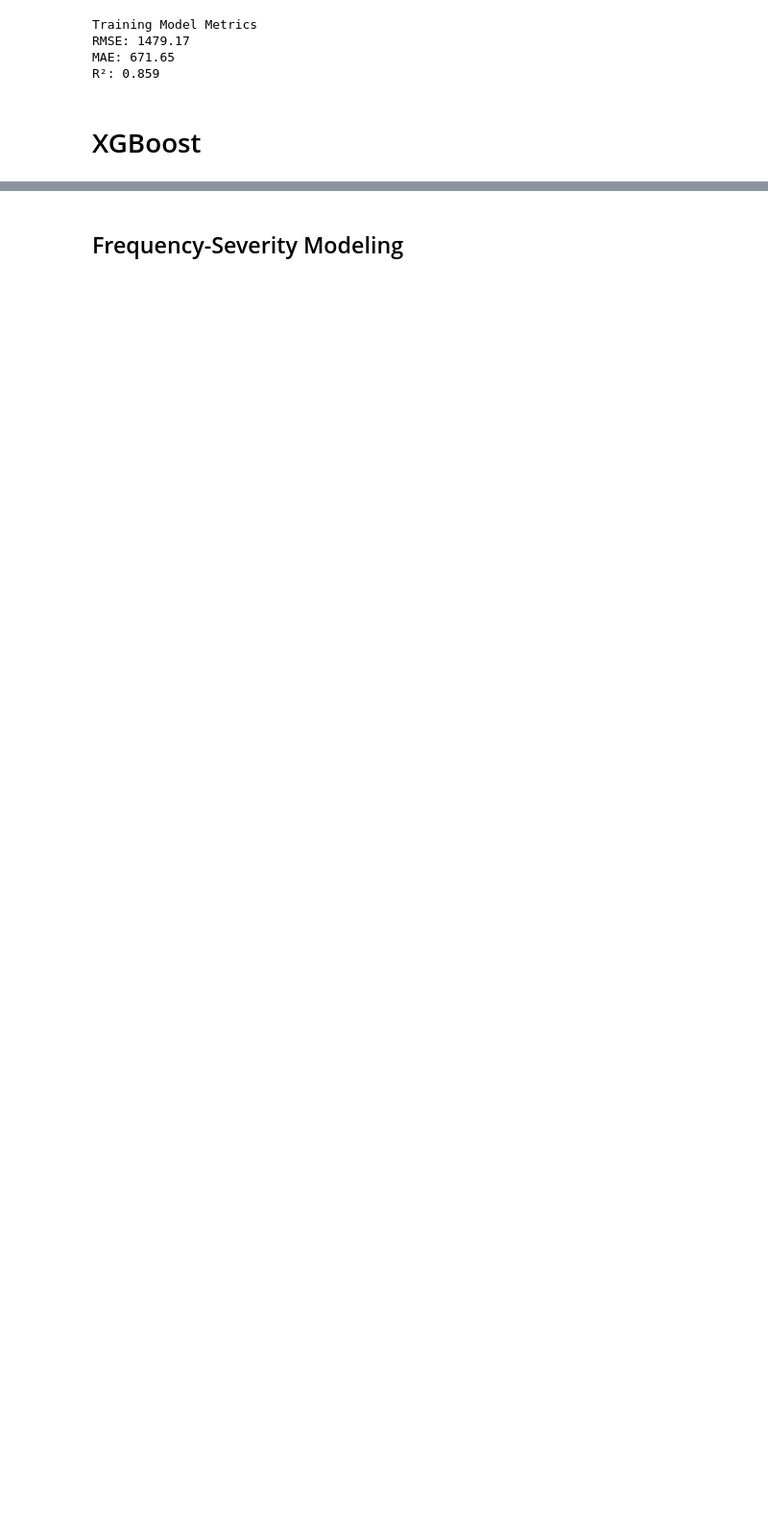
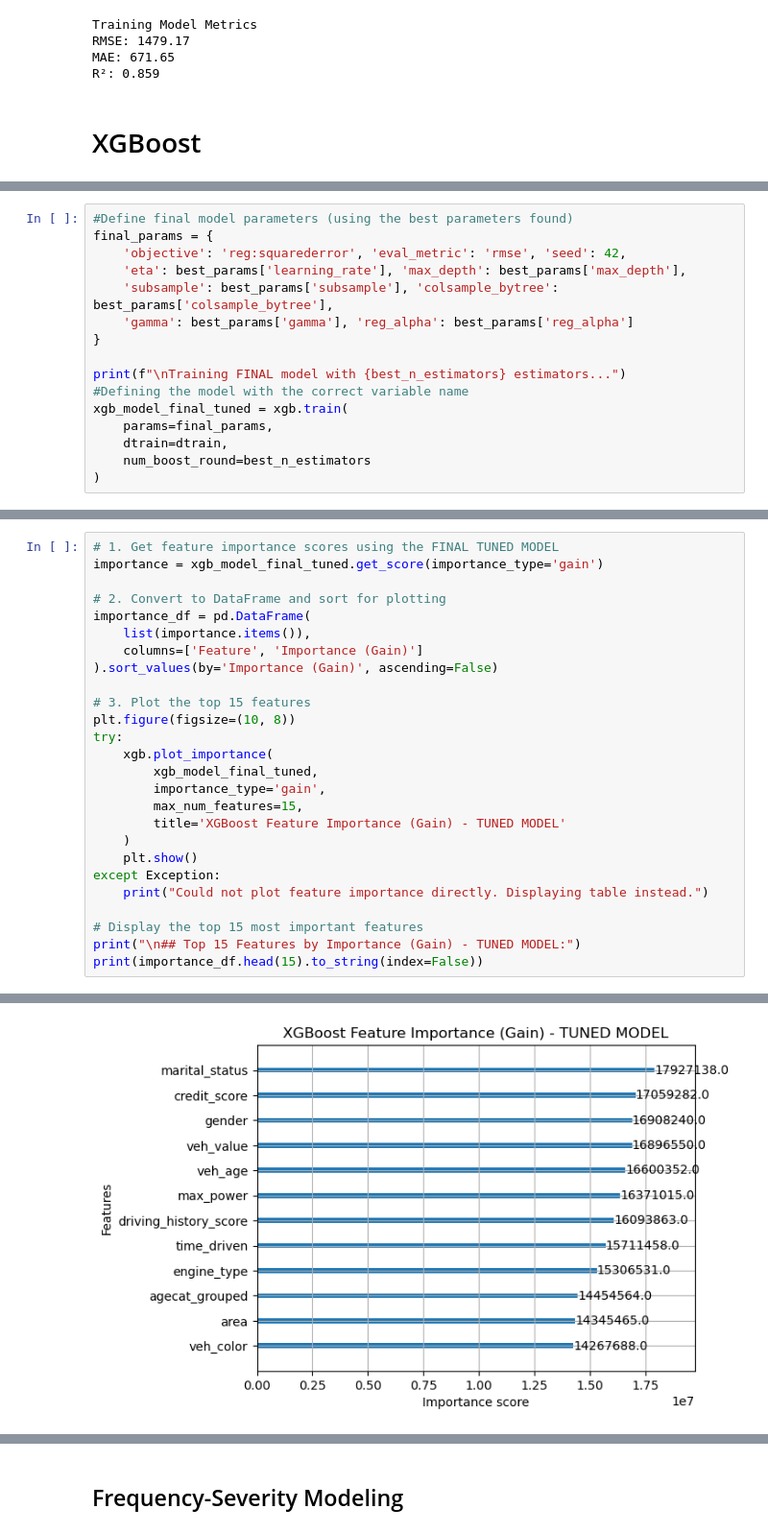
Before and after one commit to adervesh03/Hawkeye-Datathon-2025, a Jupyter notebook: backend/model_implementation.ipynb, the cells around one changed output, grey strips where cells are left out. Shown at 96% size. Saved outputs shown, nothing was run; the diff lists cells and outputs as text; blank space fills up the shorter version.

Commit message:
xgboost model added

```diff
--- a/backend/model_implementation.ipynb
+++ b/backend/model_implementation.ipynb
@@ -97,0 +273,16 @@ R²: 0.859
+# %%
+#Define final model parameters (using the best parameters found)
+final_params = {
+    'objective': 'reg:squarederror', 'eval_metric': 'rmse', 'seed': 42,
+    'eta': best_params['learning_rate'], 'max_depth': best_params['max_depth'],
+    'subsample': best_params['subsample'], 'colsample_bytree': best_params['colsample_bytree'],
+    'gamma': best_params['gamma'], 'reg_alpha': best_params['reg_alpha']
+}
+
+print(f"\nTraining FINAL model with {best_n_estimators} estimators...")
+#Defining the model with the correct variable name
+xgb_model_final_tuned = xgb.train(
+    params=final_params,
+    dtrain=dtrain,
+    num_boost_round=best_n_estimators
+)
@@ -97,0 +291,27 @@ R²: 0.859
+# %%
+# 1. Get feature importance scores using the FINAL TUNED MODEL
+importance = xgb_model_final_tuned.get_score(importance_type='gain')
+
+# 2. Convert to DataFrame and sort for plotting
+importance_df = pd.DataFrame(
+    list(importance.items()),
+    columns=['Feature', 'Importance (Gain)']
+).sort_values(by='Importance (Gain)', ascending=False)
+
+# 3. Plot the top 15 features
+plt.figure(figsize=(10, 8))
+try:
+    xgb.plot_importance(
+        xgb_model_final_tuned,
+        importance_type='gain',
+        max_num_features=15,
+        title='XGBoost Feature Importance (Gain) - TUNED MODEL'
+    )
+    plt.show()
+except Exception:
+    print("Could not plot feature importance directly. Displaying table instead.")
+
+# Display the top 15 most important features
+print("\n## Top 15 Features by Importance (Gain) - TUNED MODEL:")
+print(importance_df.head(15).to_string(index=False))
+# %% [output]
@@ -97,0 +319 @@ R²: 0.859
+[figure, added]
```
Also changed, not shown: parts of 12 cells of this notebook.
